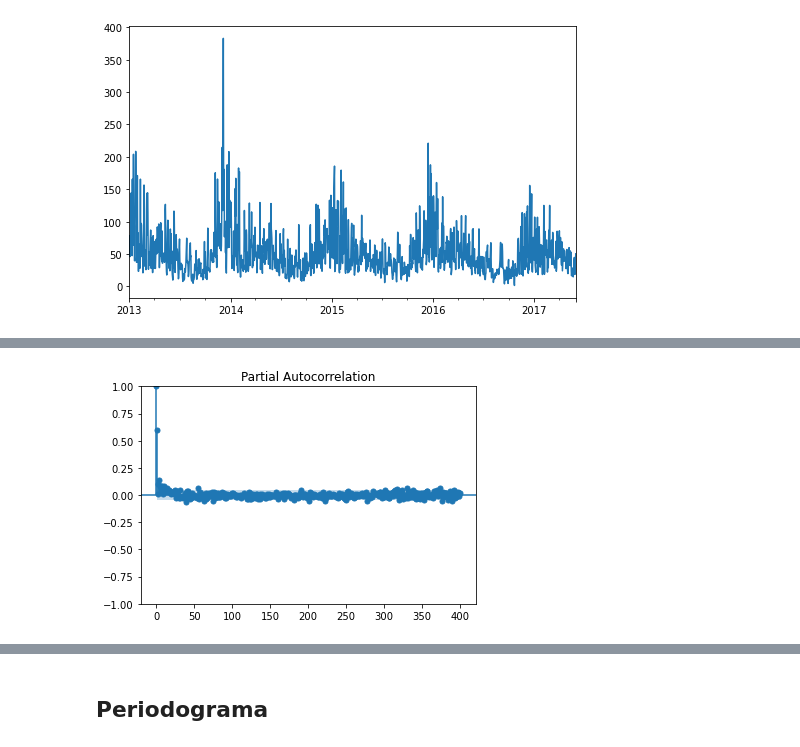
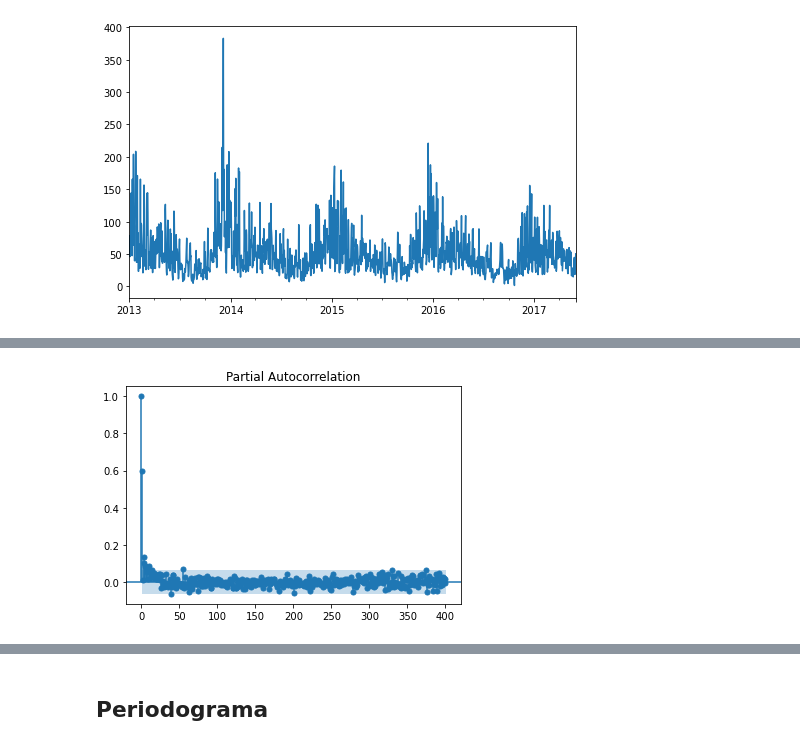
Before and after one commit to sacalderonv/TimeSeries, a Jupyter notebook: Series Univariadas/Python Jupyter/Arboles de Decisión para Serie de Tiempo/Árboles.ipynb, the cells around one changed output, grey strips where cells are left out. Drawn from its saved outputs; the diff is of its cells as text; code cells hidden in the pictures.

```diff
--- a/Series Univariadas/Python Jupyter/Arboles de Decisión para Serie de Tiempo/Árboles.ipynb
+++ b/Series Univariadas/Python Jupyter/Arboles de Decisión para Serie de Tiempo/Árboles.ipynb
@@ -48,6 +48,6 @@ pyplot.show()
 # %%
 from statsmodels.graphics.tsaplots import plot_pacf
-plot_pacf(PM25ts,lags=400,method='ywm')
+plot_pacf(PM25ts,lags=400,method='ywm',alpha=0.01)
 pyplot.show()
 # %% [output]
-[figure, old version]
+[figure, new version]
```
Also changed, not shown: parts of 7 cells of this notebook, 2 other files.
